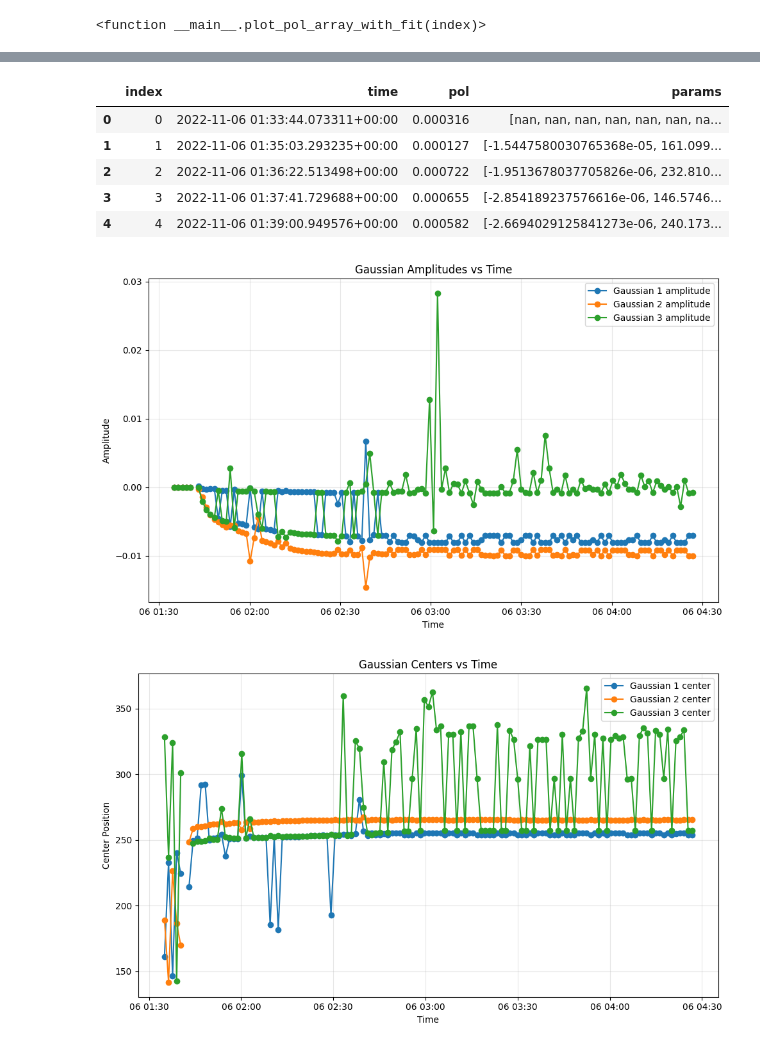
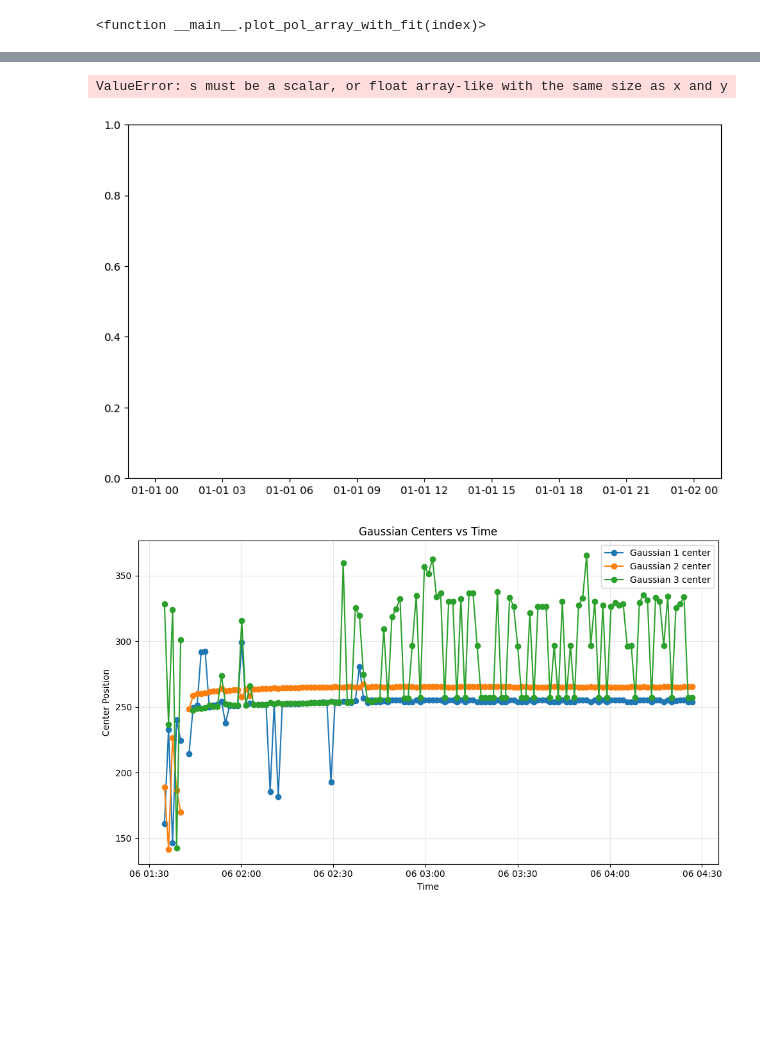
Before and after one commit to evan-toon/DNP, a Jupyter notebook: Proton_Spin_Up.ipynb, the cells around one changed output, grey strips where cells are left out. Drawn from its saved outputs; the diff is of its cells as text; code cells hidden in the pictures; blank space fills up the shorter version.

```diff
--- a/Proton_Spin_Up.ipynb
+++ b/Proton_Spin_Up.ipynb
@@ -177,15 +105,0 @@ plt.show()
-# %%
-# Plot the width values of each Gaussian over pulse index
-plt.figure(figsize=(10, 6))
-for i in range(3):
-    widths = fit_df['params'].apply(lambda p: p[i*3+2] if isinstance(p, (list, np.ndarray)) else np.nan)
-
-    plt.plot(fit_df['index'], widths, 'o-', label=f'Gaussian {i+1} width')
-
-plt.xlabel('Pulse Index')
-plt.ylabel('Width')
-plt.title('Gaussian Widths vs Pulse Index')
-plt.grid(True, alpha=0.3)
-plt.legend()
-plt.tight_layout()
-plt.show()
@@ -194,32 +106,61 @@ plt.show()
-# %%
-fit_df.head()
-# %% [output]
-|  | index | time | pol | params |
-| 0 | 0 | 2022-11-06 01:33:44.073311+00:00 | 0.000316 | [nan, nan, nan, nan, nan, nan, na... |
-| 1 | 1 | 2022-11-06 01:35:03.293235+00:00 | 0.000127 | [-1.5447580030765368e-05, 161.099... |
-| 2 | 2 | 2022-11-06 01:36:22.513498+00:00 | 0.000722 | [-1.9513678037705826e-06, 232.810... |
-| 3 | 3 | 2022-11-06 01:37:41.729688+00:00 | 0.000655 | [-2.854189237576616e-06, 146.5746... |
-| 4 | 4 | 2022-11-06 01:39:00.949576+00:00 | 0.000582 | [-2.6694029125841273e-06, 240.173... |
 # %%
+# Re-initialize fit_results
+fit_results = []
+
+# Loop over all indexes in df and fit the signal without plotting
+for index in range(len(df)):
+    signal_array = df.iloc[index]['rescurve']
+    x_data = np.arange(len(signal_array))
+
+    mean_val = np.mean(signal_array)
+    initial_guess = [
+        mean_val / 3, len(signal_array) / 4, 100,
+        mean_val / 3, len(signal_array) / 2, 100,
+        mean_val / 3, 3 * len(signal_array) / 4, 100
+    ]
+
+    try:
+        popt, _ = curve_fit(three_gaussians, x_data, signal_array, p0=initial_guess)
+        fit_results.append({
+            'index': index,
+            'time': df.index[index],
+            'pol': df.iloc[index]['pol'],
+            'params': popt
+        })
+
+    except RuntimeError:
+        # If fit fails, append NaNs to keep indexing consistent
+        fit_results.append({
+            'index': index,
+            'time': df.index[index],
+            'pol': df.iloc[index]['pol'],
+            'params': [np.nan]*9
+        })
+
+# Convert fit results to DataFrame
+fit_df = pd.DataFrame(fit_results)
+
 # Plot the amplitude values of each Gaussian over time
 plt.figure(figsize=(10, 6))
 for i in range(3):
     amps = fit_df['params'].apply(lambda p: p[i*3] if isinstance(p, (list, np.ndarray)) else np.nan)
 
     # Filter out outliers
     filtered_amps = amps.where(amps > -0.02)
 
-    plt.plot(fit_df['time'], filtered_amps, 'o-', label=f'Gaussian {i+1} amplitude')
+    plt.scatter(fit_df['time'], filtered_amps, 'o-', label=f'Gaussian {i+1} amplitude')
+
 
 plt.xlabel('Time')
 plt.ylabel('Amplitude')
 plt.title('Gaussian Amplitudes vs Time')
 plt.grid(True, alpha=0.3)
 plt.legend()
 plt.tight_layout()
 plt.show()
 # %% [output]
+ValueError: s must be a scalar, or float array-like with the same size as x and y
-[figure, old version]
+[figure, new version]
 # %%
 # Plot the center positions of each Gaussian over pulse index
 plt.figure(figsize=(10, 6))
```
Also changed, not shown: parts of 21 cells of this notebook, 1 other file.
